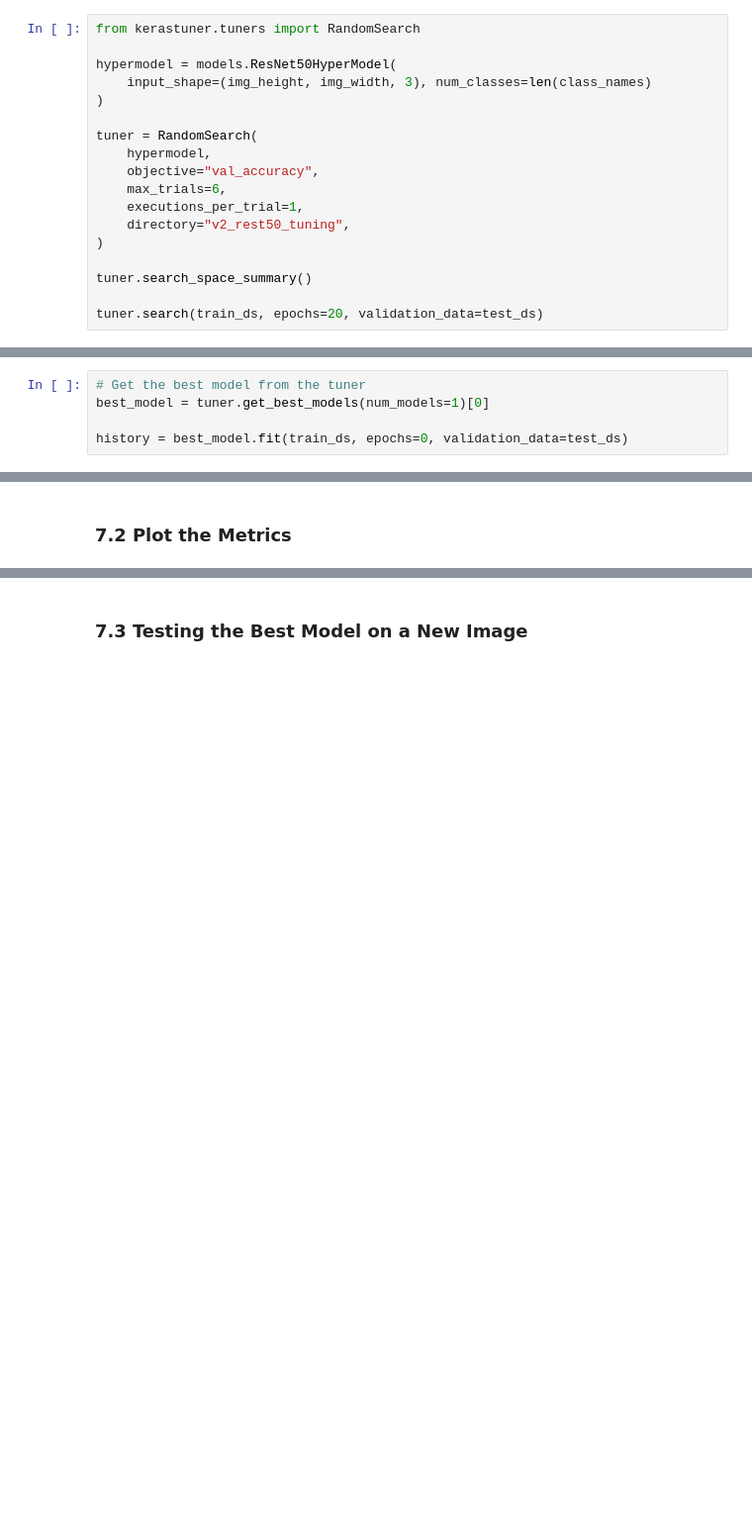
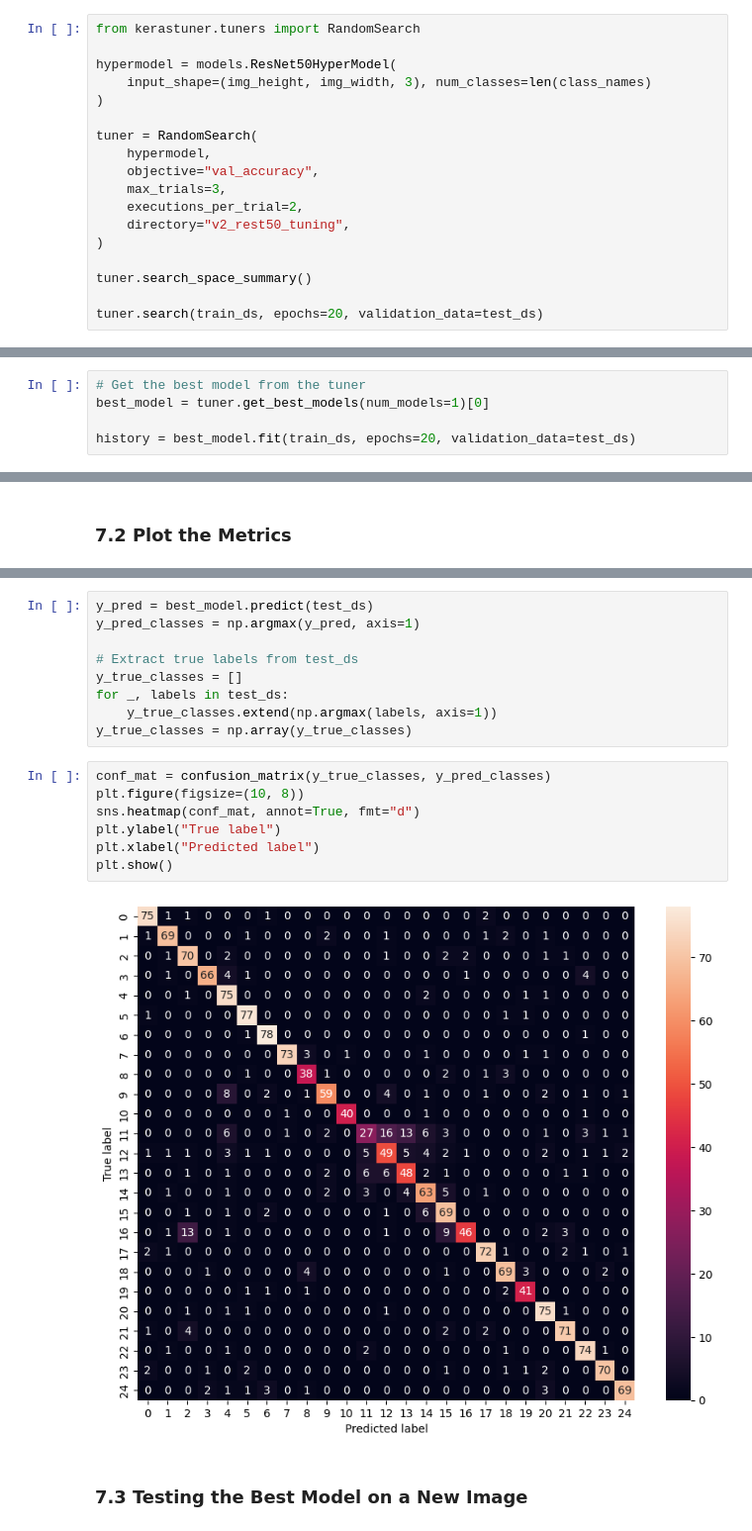
Before and after one commit to giulianoojeda/VehicleClassification, a Jupyter notebook: AnyoneAI - Sprint Project 04.ipynb, the cells around one changed output, grey strips where cells are left out. Shown at 99% size. Cells and saved outputs as stored; diff of their text form; blank space fills up the shorter version.

```diff
--- a/AnyoneAI - Sprint Project 04.ipynb
+++ b/AnyoneAI - Sprint Project 04.ipynb
@@ -446,8 +456,8 @@ hypermodel = models.ResNet50HyperModel(
 tuner = RandomSearch(
     hypermodel,
     objective="val_accuracy",
-    max_trials=6,
-    executions_per_trial=1,
+    max_trials=3,
+    executions_per_trial=2,
     directory="v2_rest50_tuning",
 )
 
@@ -467,5 +476,5 @@ INFO:tensorflow:Oracle triggered exit
 # Get the best model from the tuner
 best_model = tuner.get_best_models(num_models=1)[0]
 
-history = best_model.fit(train_ds, epochs=0, validation_data=test_ds)
+history = best_model.fit(train_ds, epochs=20, validation_data=test_ds)
 # %% [output]
@@ -520,3 +500,21 @@ plt.show()
+# %%
+y_pred = best_model.predict(test_ds)
+y_pred_classes = np.argmax(y_pred, axis=1)
+
+# Extract true labels from test_ds
+y_true_classes = []
+for _, labels in test_ds:
+    y_true_classes.extend(np.argmax(labels, axis=1))
+y_true_classes = np.array(y_true_classes)
+# %%
+conf_mat = confusion_matrix(y_true_classes, y_pred_classes)
+plt.figure(figsize=(10, 8))
+sns.heatmap(conf_mat, annot=True, fmt="d")
+plt.ylabel("True label")
+plt.xlabel("Predicted label")
+plt.show()
+# %% [output]
+[figure, added]
 # %% [markdown]
 ### 7.3 Testing the Best Model on a New Image
 # %%
```
Also changed, not shown: parts of 21 cells of this notebook.
